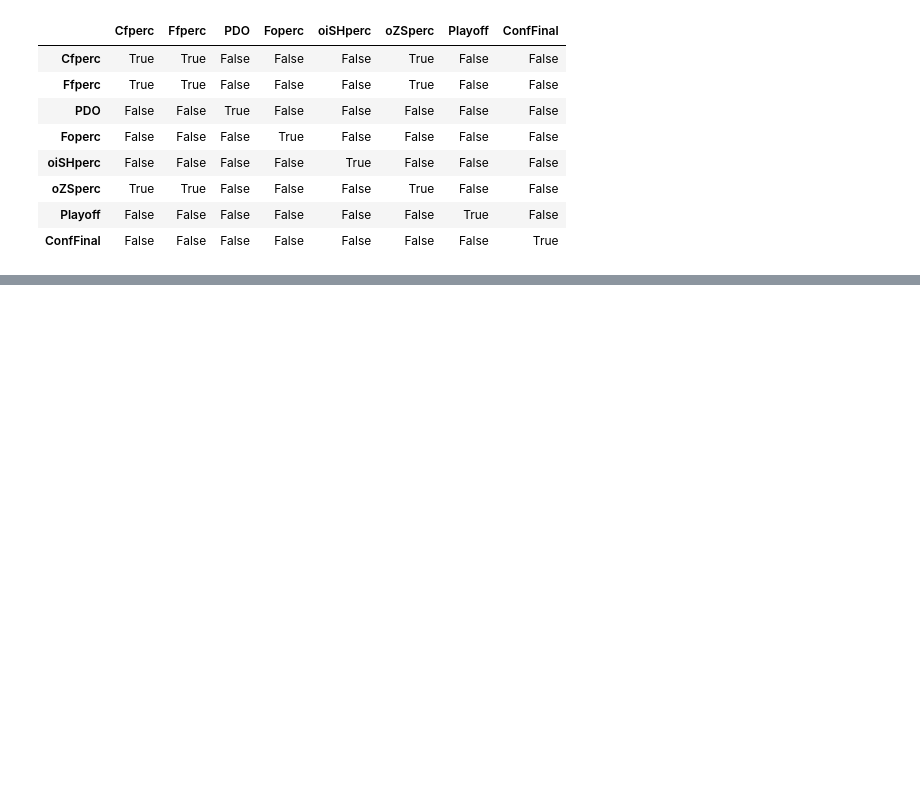
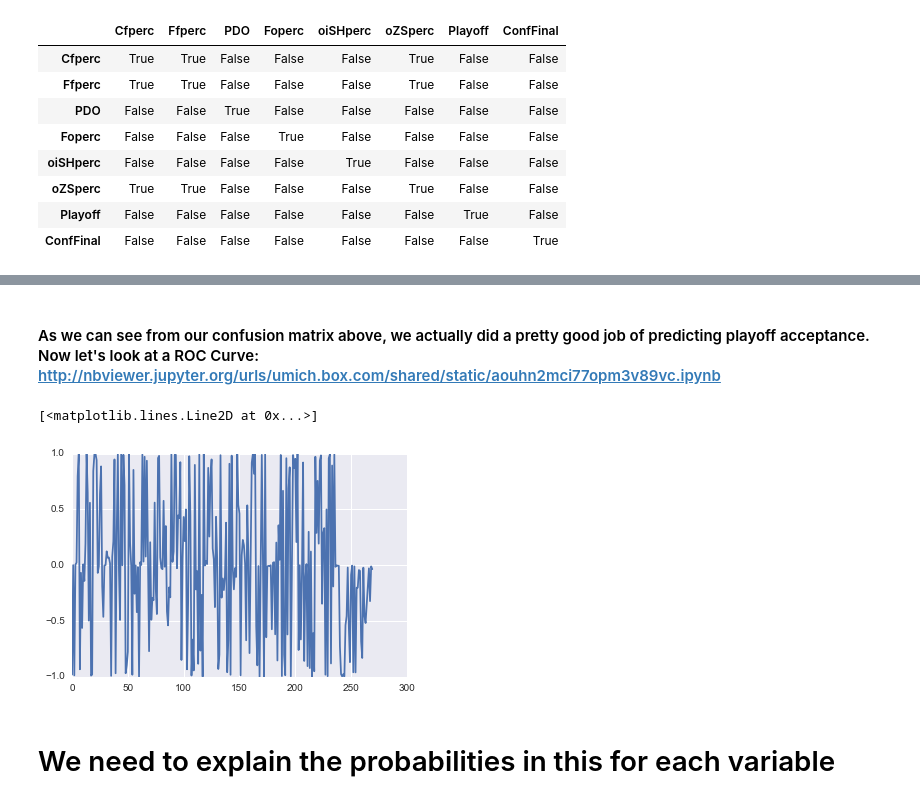
Before and after one commit to themp731/Projects, a Jupyter notebook: Final_Data/Deliverables/NHL_Success_1.ipynb, the cells around one changed output, grey strips where cells are left out. Saved outputs shown, nothing was run; the diff lists cells and outputs as text; code cells hidden in the pictures; blank space fills up the shorter version.

```diff
--- a/Final_Data/Deliverables/NHL_Success_1.ipynb
+++ b/Final_Data/Deliverables/NHL_Success_1.ipynb
@@ -135,8 +140,8 @@ from sklearn import dummy
 # %%
-baseline = dummy.DummyClassifier()
-baseline.fit(team_stats_df[['Cfperc', 'PDO', 'Foperc', 'oiSHperc']],team_stats_df["Playoff"])
-team_stats_df["baseline"]=baseline.predict_proba(team_stats_df[['Cfperc', 'PDO', 'Foperc', 'oiSHperc']]).T[1]
-predictions = LogisticRegression()
-predictions.fit(team_stats_df[['Cfperc', 'PDO', 'Foperc', 'oiSHperc']], team_stats_df['Playoff'])
-team_stats_df['predictions'] = predictions.predict_proba(team_stats_df[['Cfperc', 'PDO', 'Foperc', 'oiSHperc']]).T[1]
+# baseline = dummy.DummyClassifier()
+# baseline.fit(team_stats_df[['Cfperc', 'PDO', 'Foperc', 'oiSHperc']],team_stats_df["Playoff"])
+# team_stats_df["baseline"]=baseline.predict_proba(team_stats_df[['Cfperc', 'PDO', 'Foperc', 'oiSHperc']]).T[1]
+# predictions = LogisticRegression()
+# predictions.fit(team_stats_df[['Cfperc', 'PDO', 'Foperc', 'oiSHperc']], team_stats_df['Playoff'])
+# team_stats_df['predictions'] = predictions.predict_proba(team_stats_df[['Cfperc', 'PDO', 'Foperc', 'oiSHperc']]).T[1]
 # %%
@@ -213,0 +224,11 @@ PDO          102.7611     15.208      6.757      0.000        72.953   132.569
+# %% [markdown]
+#### As we can see from our confusion matrix above, we actually did a pretty good job of predicting playoff acceptance. Now let's look at a ROC Curve: http://nbviewer.jupyter.org/urls/umich.box.com/shared/static/aouhn2mci77opm3v89vc.ipynb
+# %%
+scores = np.zeros(team_stats_df.shape[0], dtype=np.float64)
+for k in range(np.zeros(team_stats_df.shape[0])
+#results = result_fit.predict(team_stats_df[final_feat])
+# %% [output]
+[<matplotlib.lines.Line2D at 0x...>]
+[figure, added]
+# %% [markdown]
+# We need to explain the probabilities in this for each variable
```
Also changed, not shown: parts of 21 cells of this notebook, 1 other file.
